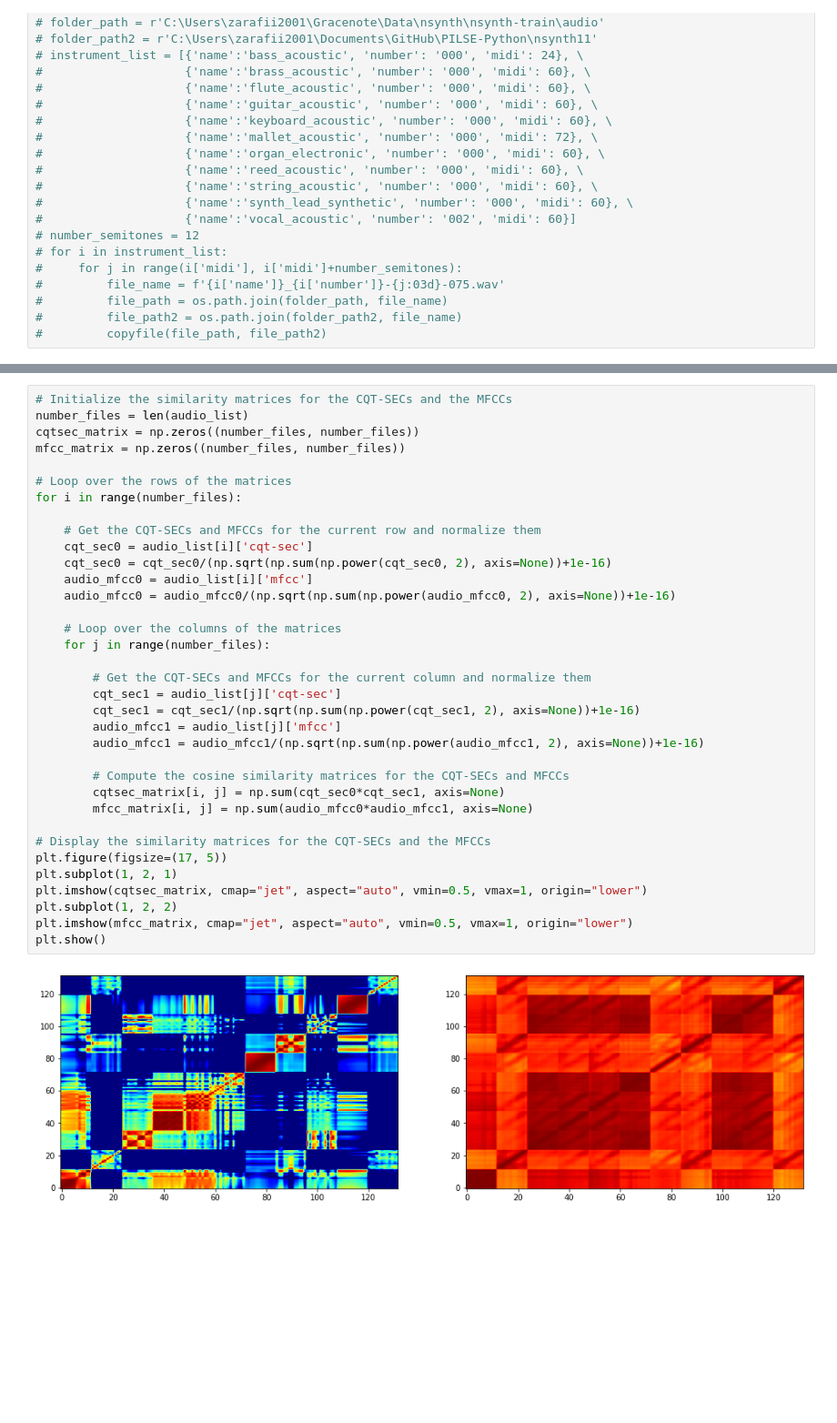
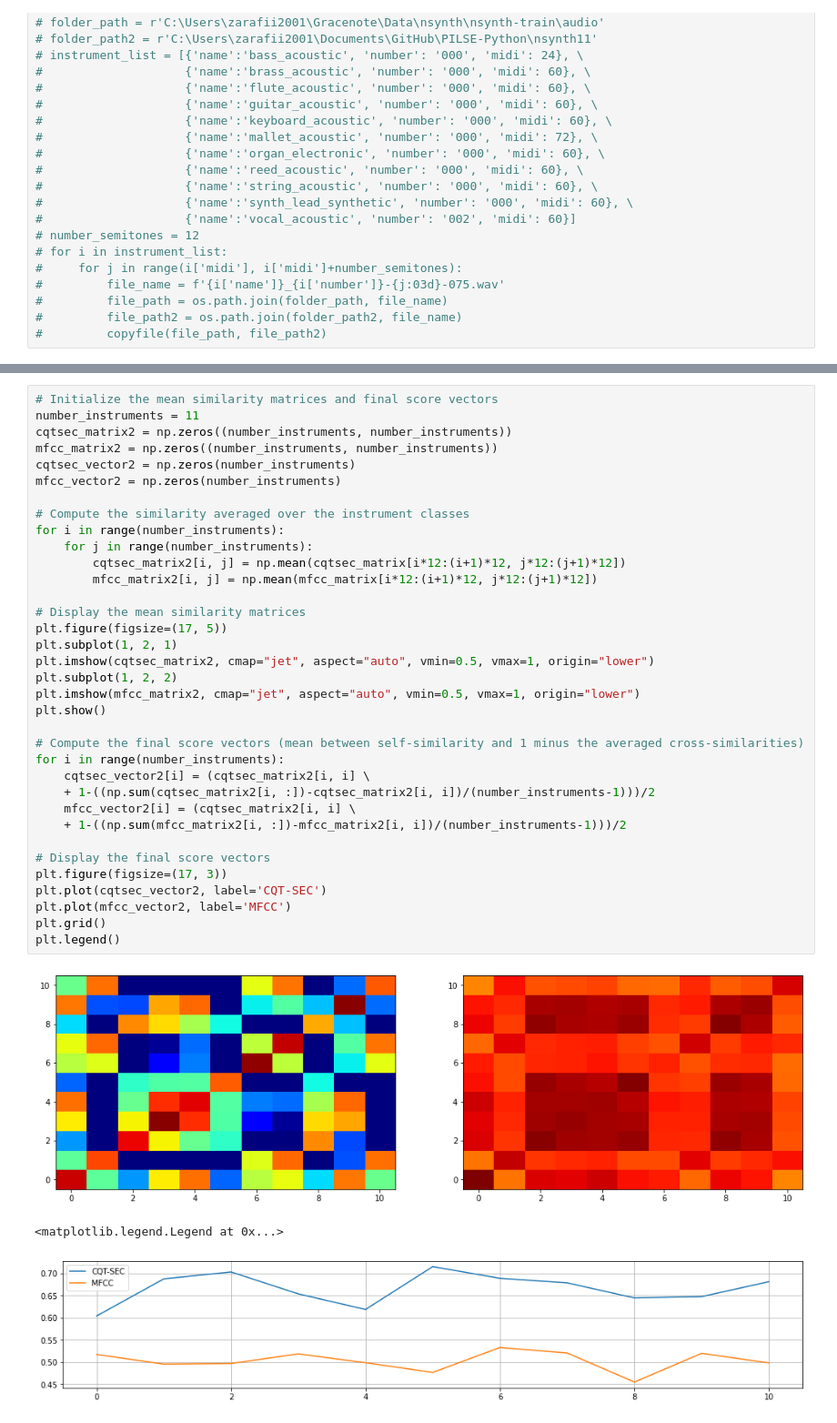
Before and after one commit to zafarrafii/CQHC-Python, a Jupyter notebook: CQT-SEC-Python.ipynb, the cells around one changed output, grey strips where cells are left out. Shown at 91% size. Drawn from its saved outputs; the diff is of its cells as text; blank space fills up the shorter version.

```diff
--- a/CQT-SEC-Python.ipynb
+++ b/CQT-SEC-Python.ipynb
@@ -740,37 +703,39 @@ plt.show()
-# %%
-# Initialize the similarity matrices for the CQT-SECs and the MFCCs
-number_files = len(audio_list)
-cqtsec_matrix = np.zeros((number_files, number_files))
-mfcc_matrix = np.zeros((number_files, number_files))
-
-# Loop over the rows of the matrices
-for i in range(number_files):
-
-    # Get the CQT-SECs and MFCCs for the current row and normalize them
-    cqt_sec0 = audio_list[i]['cqt-sec']
-    cqt_sec0 = cqt_sec0/(np.sqrt(np.sum(np.power(cqt_sec0, 2), axis=None))+1e-16)
-    audio_mfcc0 = audio_list[i]['mfcc']
-    audio_mfcc0 = audio_mfcc0/(np.sqrt(np.sum(np.power(audio_mfcc0, 2), axis=None))+1e-16)
-
-    # Loop over the columns of the matrices
-    for j in range(number_files):
-
-        # Get the CQT-SECs and MFCCs for the current column and normalize them
-        cqt_sec1 = audio_list[j]['cqt-sec']
-        cqt_sec1 = cqt_sec1/(np.sqrt(np.sum(np.power(cqt_sec1, 2), axis=None))+1e-16)
-        audio_mfcc1 = audio_list[j]['mfcc']
-        audio_mfcc1 = audio_mfcc1/(np.sqrt(np.sum(np.power(audio_mfcc1, 2), axis=None))+1e-16)
-
-        # Compute the cosine similarity matrices for the CQT-SECs and MFCCs
-        cqtsec_matrix[i, j] = np.sum(cqt_sec0*cqt_sec1, axis=None)
-        mfcc_matrix[i, j] = np.sum(audio_mfcc0*audio_mfcc1, axis=None)
-
-# Display the similarity matrices for the CQT-SECs and the MFCCs
-plt.figure(figsize=(17, 5))
-plt.subplot(1, 2, 1)
-plt.imshow(cqtsec_matrix, cmap="jet", aspect="auto", vmin=0.5, vmax=1, origin="lower")
-plt.subplot(1, 2, 2)
-plt.imshow(mfcc_matrix, cmap="jet", aspect="auto", vmin=0.5, vmax=1, origin="lower")
-plt.show()
-# %% [output]
-[figure, removed]
+# %%
+# Initialize the mean similarity matrices and final score vectors
+number_instruments = 11
+cqtsec_matrix2 = np.zeros((number_instruments, number_instruments))
+mfcc_matrix2 = np.zeros((number_instruments, number_instruments))
+cqtsec_vector2 = np.zeros(number_instruments)
+mfcc_vector2 = np.zeros(number_instruments)
+
+# Compute the similarity averaged over the instrument classes
+for i in range(number_instruments):
+    for j in range(number_instruments):
+        cqtsec_matrix2[i, j] = np.mean(cqtsec_matrix[i*12:(i+1)*12, j*12:(j+1)*12])
+        mfcc_matrix2[i, j] = np.mean(mfcc_matrix[i*12:(i+1)*12, j*12:(j+1)*12])
+
+# Display the mean similarity matrices
+plt.figure(figsize=(17, 5))
+plt.subplot(1, 2, 1)
+plt.imshow(cqtsec_matrix2, cmap="jet", aspect="auto", vmin=0.5, vmax=1, origin="lower")
+plt.subplot(1, 2, 2)
+plt.imshow(mfcc_matrix2, cmap="jet", aspect="auto", vmin=0.5, vmax=1, origin="lower")
+plt.show()
+
+# Compute the final score vectors (mean between self-similarity and 1 minus the averaged cross-similarities)
+for i in range(number_instruments):
+    cqtsec_vector2[i] = (cqtsec_matrix2[i, i] \
+    + 1-((np.sum(cqtsec_matrix2[i, :])-cqtsec_matrix2[i, i])/(number_instruments-1)))/2
+    mfcc_vector2[i] = (cqtsec_matrix2[i, i] \
+    + 1-((np.sum(mfcc_matrix2[i, :])-mfcc_matrix2[i, i])/(number_instruments-1)))/2
+
+# Display the final score vectors
+plt.figure(figsize=(17, 3))
+plt.plot(cqtsec_vector2, label='CQT-SEC')
+plt.plot(mfcc_vector2, label='MFCC')
+plt.grid()
+plt.legend()
+# %% [output]
+[figure, added]
+<matplotlib.legend.Legend at 0x...>
+[figure, added]
```
Also changed, not shown: parts of 12 cells of this notebook, 1 other file.
